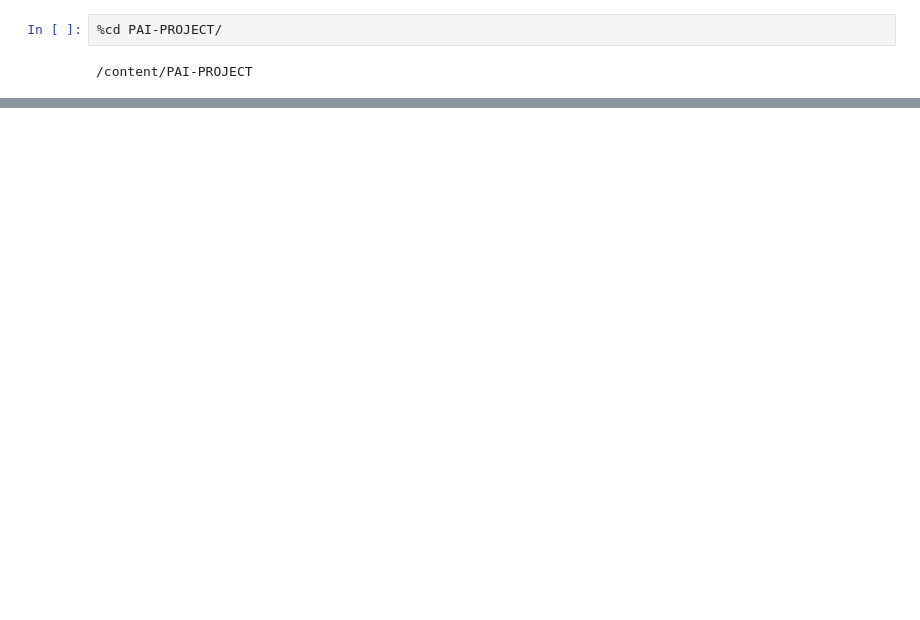
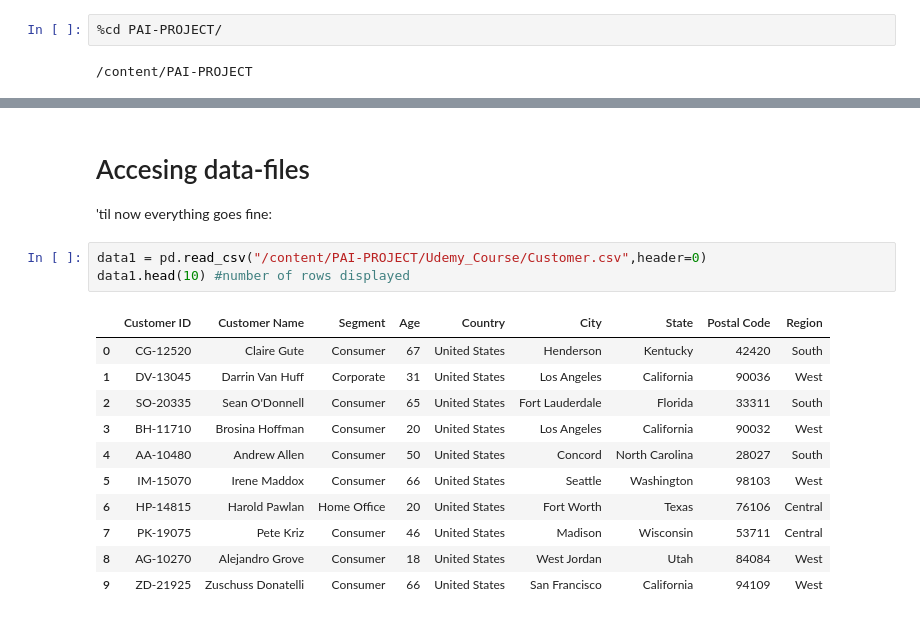
Before and after one commit to Jultromix/PAI-PROJECT, a Jupyter notebook: Udemy_Course/(ANN)_Udemy.ipynb, the cells around one changed output, grey strips where cells are left out. Drawn from its saved outputs; the diff is of its cells as text; blank space fills up the shorter version.

```diff
--- a/Udemy_Course/(ANN)_Udemy.ipynb
+++ b/Udemy_Course/(ANN)_Udemy.ipynb
@@ -109,0 +153,18 @@ Unpacking objects: 100% (33/33), done.
+# %% [markdown]
+# Accesing data-files
+'til now everything goes fine:
+# %%
+data1 = pd.read_csv("/content/PAI-PROJECT/Udemy_Course/Customer.csv",header=0)
+data1.head(10) #number of rows displayed
+# %% [output]
+|  | Customer ID | Customer Name | Segment | Age | Country | City | State | Postal Code | Region |
+| 0 | CG-12520 | Claire Gute | Consumer | 67 | United States | Henderson | Kentucky | 42420 | South |
+| 1 | DV-13045 | Darrin Van Huff | Corporate | 31 | United States | Los Angeles | California | 90036 | West |
+| 2 | SO-20335 | Sean O'Donnell | Consumer | 65 | United States | Fort Lauderdale | Florida | 33311 | South |
+| 3 | BH-11710 | Brosina Hoffman | Consumer | 20 | United States | Los Angeles | California | 90032 | West |
+| 4 | AA-10480 | Andrew Allen | Consumer | 50 | United States | Concord | North Carolina | 28027 | South |
+| 5 | IM-15070 | Irene Maddox | Consumer | 66 | United States | Seattle | Washington | 98103 | West |
+| 6 | HP-14815 | Harold Pawlan | Home Office | 20 | United States | Fort Worth | Texas | 76106 | Central |
+| 7 | PK-19075 | Pete Kriz | Consumer | 46 | United States | Madison | Wisconsin | 53711 | Central |
+| 8 | AG-10270 | Alejandro Grove | Consumer | 18 | United States | West Jordan | Utah | 84084 | West |
+| 9 | ZD-21925 | Zuschuss Donatelli | Consumer | 66 | United States | San Francisco | California | 94109 | West |
```
Also changed, not shown: parts of 17 cells of this notebook.
